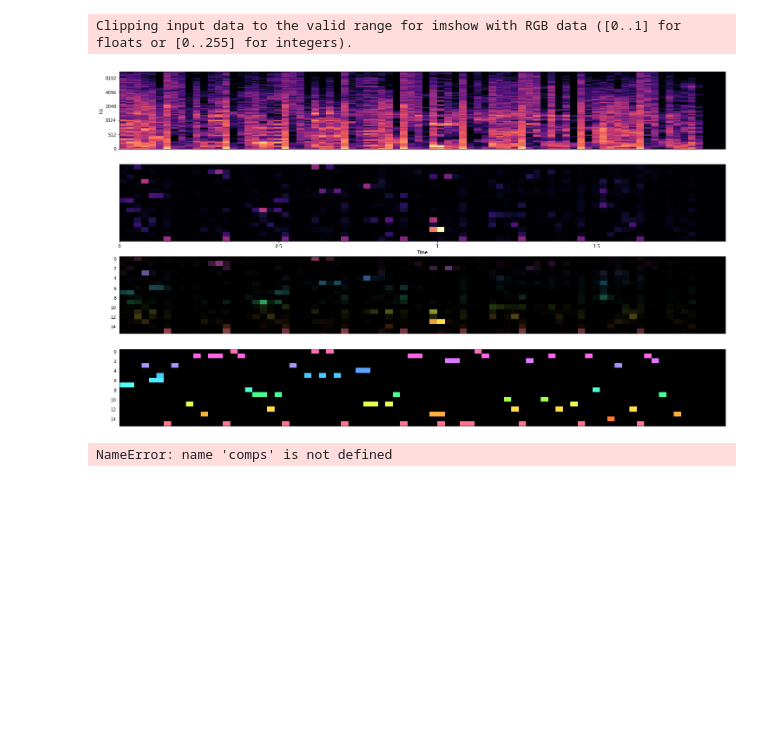
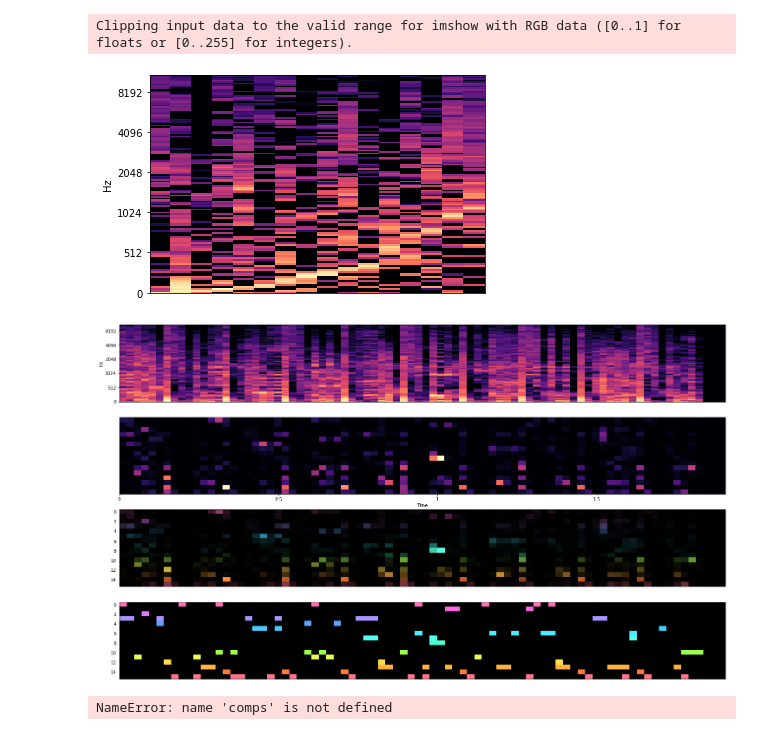
Before and after one commit to jonnor/machinehearing, a Jupyter notebook: handson/music-decomposition-atoms/Decompose.ipynb, the cells around one changed output. Saved outputs shown, nothing was run; the diff lists cells and outputs as text; code cells hidden in the pictures; blank space fills up the shorter version.

Commit message:
music-decomposition: Sort components manually

```diff
--- a/handson/music-decomposition-atoms/Decompose.ipynb
+++ b/handson/music-decomposition-atoms/Decompose.ipynb
@@ -14,7 +14,7 @@ import seaborn
 # %%
 
 def decompose_audio(y, sr, bpm, per_beat=8,
-                    n_components=16, n_mels=128, fmin=200, fmax=6000):
+                    n_components=16, n_mels=128, fmin=100, fmax=6000):
     """
     Decompose audio using NMF spectrogram decomposition,
     using a fixed number of frames per beat (@per_beat) for a given @bpm
@@ -23,10 +23,25 @@ def decompose_audio(y, sr, bpm, per_beat=8,
 
     interval = (60/bpm)/per_beat
     T = sklearn.decomposition.NMF(n_components)
-    S = numpy.abs(librosa.feature.melspectrogram(y, hop_length=int(sr*interval), n_mels=128, fmin=200, fmax=6000))
+    S = numpy.abs(librosa.feature.melspectrogram(y, hop_length=int(sr*interval), n_mels=128, fmin=100, fmax=6000))
 
-    comps, acts = librosa.decompose.decompose(S, transformer=T, sort=True)
-    return S, comps, acts
+    comps, acts = librosa.decompose.decompose(S, transformer=T, sort=False)
+
+    # compute feature to sort components by
+    ind = numpy.apply_along_axis(numpy.argmax, 0, comps)
+    #ind = librosa.feature.spectral_rolloff(S=comps)[0]
+    #ind = librosa.feature.spectral_centroid(S=comps)[0]
+
+    # apply sorting
+    order_idx = numpy.argsort(ind)
+    ordered_comps = comps[:,order_idx]
+    ordered_acts = acts[order_idx,:]
+
+    # plot components
+    librosa.display.specshow(librosa.amplitude_to_db(ordered_comps,
+                                                  ref=numpy.max),y_axis='mel', sr=sr)
+
+    return S, ordered_comps, ordered_acts
 
 
 
@@ -73,35 +88,36 @@ def plot_activations(S, acts):
     fig, ax = plt.subplots(nrows=4, ncols=1, figsize=(25, 15), sharex=False)
 
     # spectrogram
     db = librosa.amplitude_to_db(S, ref=numpy.max)
     librosa.display.specshow(db, ax=ax[0], y_axis='mel')
 
     # original activations
     librosa.display.specshow(acts, x_axis='time', ax=ax[1])
 
     # colorize
     plot_colorized_activations(acts, ax=ax[2], value_mod=3.0)
 
     # thresholded
     q = numpy.quantile(acts, 0.90, axis=0, keepdims=True) + 1e-9
     norm = acts / q
-    threshold = numpy.quantile(norm, 0.95)
+    threshold = numpy.quantile(norm, 0.93)
     plot_colorized_activations((norm > threshold).astype(float), ax=ax[3], value_mod=1.0)
     return fig
 
 def main():
     audio_file = 'silence-end.wav'
     audio_bpm = 130
     sr = 22050
     audio, sr = librosa.load(audio_file, sr=sr)
     S, comps, acts = decompose_audio(y=audio, sr=sr, bpm=audio_bpm)
     fig = plot_activations(S, acts)
     fig.savefig('plot.png', transparent=False)
 
 main()
 # %% [output]
 Clipping input data to the valid range for imshow with RGB data ([0..1] for floats or [0..255] for integers).
-[figure, old version]
+[figure, new version]
+[figure, added]
 # %%
 r = numpy.expand_dims(numpy.mean(comps, axis=1), axis=1)
 #r = comps.T[0]
```
